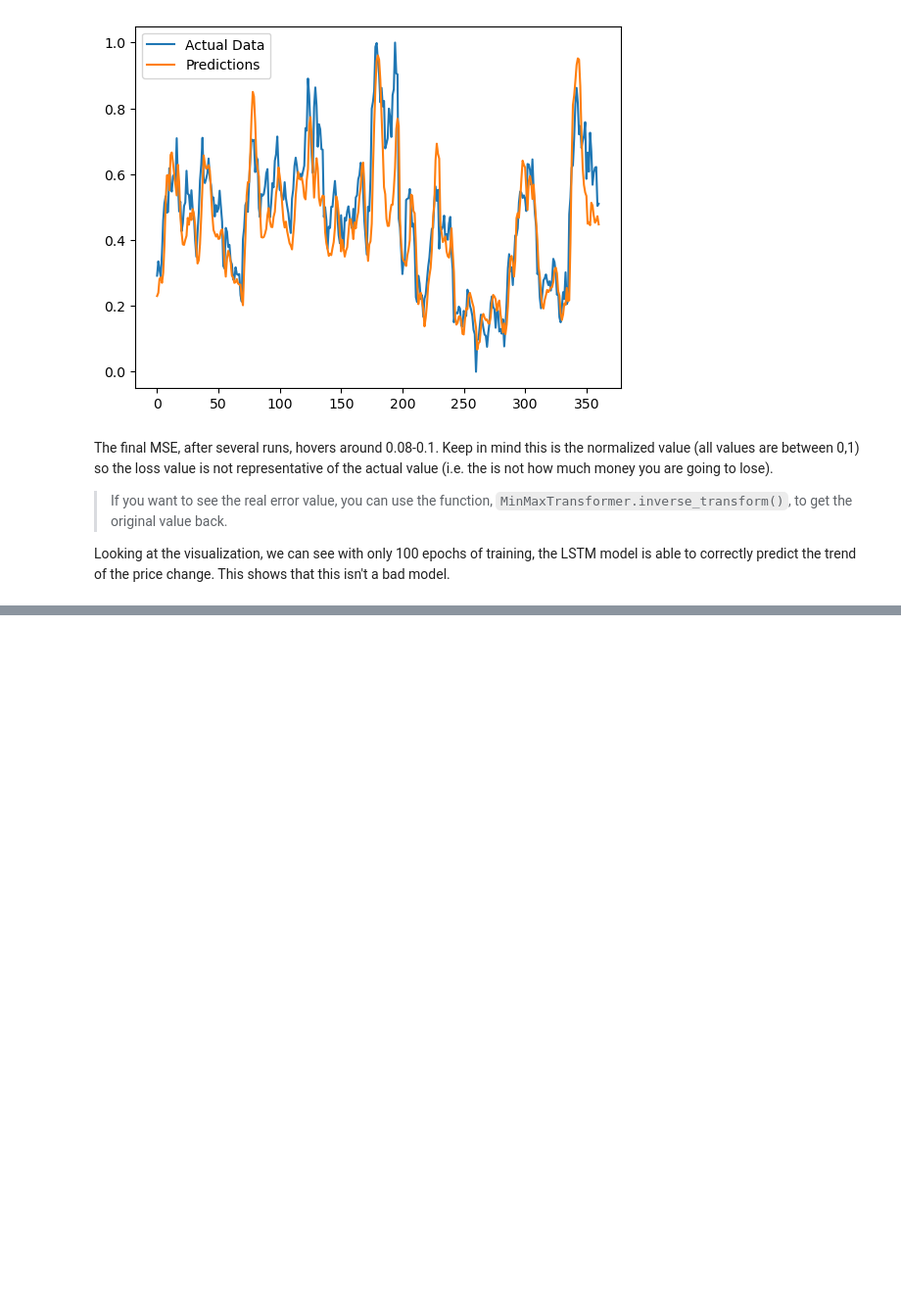
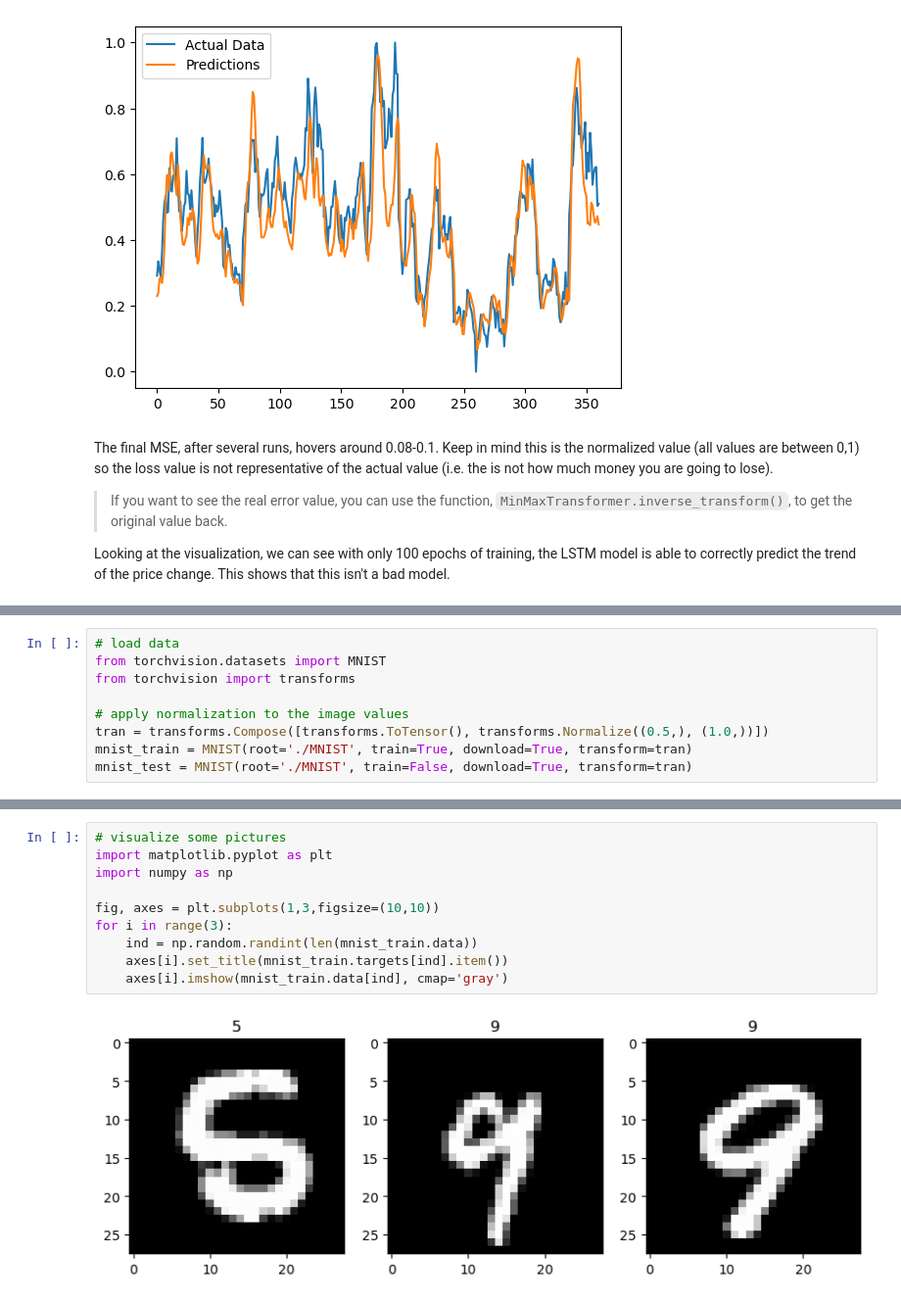
Before and after one commit to DS3Workshops/ds3-wi23-ml-workshop, a Jupyter notebook: notebook/introduction-to-ml/IntroML.ipynb, the cells around one changed output, grey strips where cells are left out. Shown at 98% size. Saved outputs shown, nothing was run; the diff lists cells and outputs as text; blank space fills up the shorter version.

```diff
--- a/notebook/introduction-to-ml/IntroML.ipynb
+++ b/notebook/introduction-to-ml/IntroML.ipynb
@@ -291,0 +299,9 @@ Spotify Example: https://towardsdatascience.com/unsupervised-anomaly-detection-o
+# %%
+# load data
+from torchvision.datasets import MNIST
+from torchvision import transforms
+
+# apply normalization to the image values
+tran = transforms.Compose([transforms.ToTensor(), transforms.Normalize((0.5,), (1.0,))])
+mnist_train = MNIST(root='./MNIST', train=True, download=True, transform=tran)
+mnist_test = MNIST(root='./MNIST', train=False, download=True, transform=tran)
@@ -291,0 +320,12 @@ Spotify Example: https://towardsdatascience.com/unsupervised-anomaly-detection-o
+# %%
+# visualize some pictures
+import matplotlib.pyplot as plt
+import numpy as np
+
+fig, axes = plt.subplots(1,3,figsize=(10,10))
+for i in range(3):
+    ind = np.random.randint(len(mnist_train.data))
+    axes[i].set_title(mnist_train.targets[ind].item())
+    axes[i].imshow(mnist_train.data[ind], cmap='gray')
+# %% [output]
+[figure, added]
```
Also changed, not shown: parts of 35 cells of this notebook, 3 other files.
